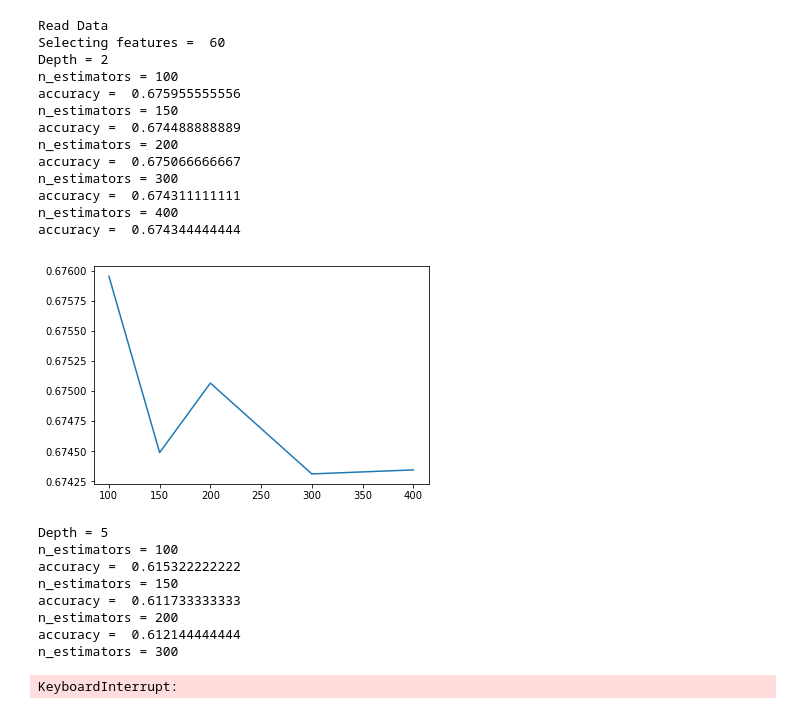
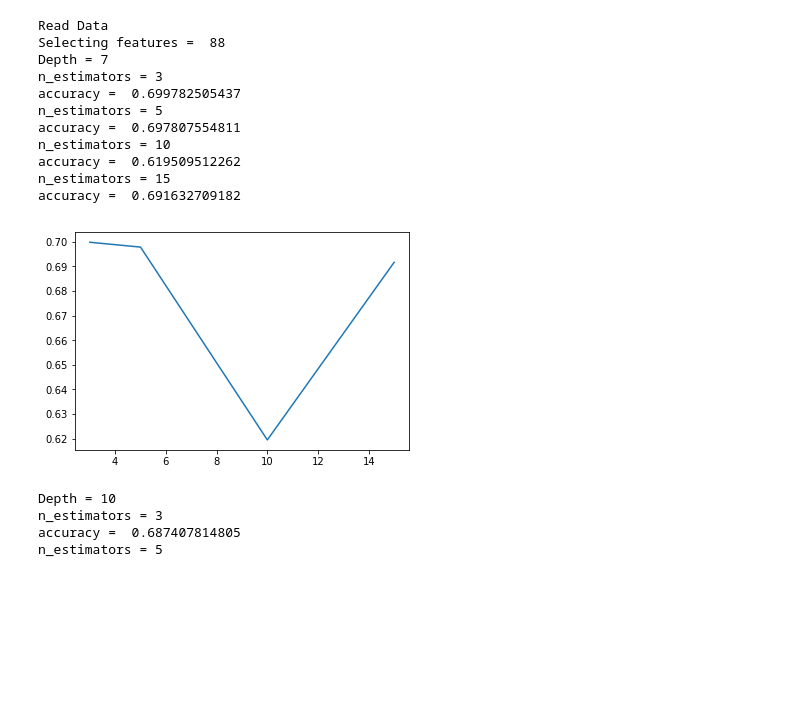
Before and after one commit to sunshine-syz/MachineLearingProject, a Jupyter notebook: AdaBoost.ipynb, the cells around one changed output. Cells and saved outputs as stored; diff of their text form; code cells hidden in the pictures; blank space fills up the shorter version.

```diff
--- a/AdaBoost.ipynb
+++ b/AdaBoost.ipynb
@@ -5,75 +5,69 @@ import matplotlib.pyplot as plt
 import csv
 
 from sklearn.ensemble import AdaBoostClassifier
+from sklearn.neural_network import MLPClassifier
 from sklearn.tree import DecisionTreeClassifier
+from sklearn.feature_selection import RFE
 from sklearn.feature_selection import SelectKBest
 
 print('Read Data')
 # Read train file
-un_trainX = numpy.genfromtxt("trainFeatures.csv", delimiter=',')
+un_trainX = numpy.genfromtxt("trainless.csv", delimiter=',')
 n_trainX = un_trainX / un_trainX.max(axis=0)
-trainLabel = numpy.genfromtxt("trainLabel.csv", delimiter=',')
+trainLabel = numpy.genfromtxt("trainLabelless.csv", delimiter=',')
 # Read validation file
-un_testX = numpy.genfromtxt("validationFeatures.csv", delimiter=',')
+un_testX = numpy.genfromtxt("validation.csv", delimiter=',')
 n_testX = un_testX / un_trainX.max(axis=0)
 testLabel = numpy.genfromtxt("validationLabel.csv", delimiter=',')
 # Read test file
 un_testdata = numpy.genfromtxt("test.csv", delimiter=',')
 n_testdata = un_testdata / un_trainX.max(axis=0)
 
-k = [60, 80, 100, 120, 140]
+k = [88]
 maX = 0
-depth = [2, 5, 7, 10, 15, 20]
-n_esti = [100, 150, 200, 300, 400]
+depth = [7, 10, 15, 20]
+n_esti = [3,5,10,15]
 
 for i in range(len(k)):
     print("Selecting features = ", k[i])
     selection = SelectKBest(k=k[i]).fit(n_trainX, trainLabel)
     n_trainX_new = selection.transform(n_trainX)
     n_testX_new = selection.transform(n_testX)
     n_testdata_new = selection.transform(n_testdata)
 
-    accuracy = []
     for j in range(len(depth)):
         print("Depth =", depth[j])
-
+        accuracy = []
         for ij in range(len(n_esti)):
             print("n_estimators =", n_esti[ij])
             clf = AdaBoostClassifier(base_estimator = DecisionTreeClassifier(max_depth=depth[j]), n_estimators = n_esti[ij],
-                                     learning_rate=2, random_state=0)
+                                     learning_rate=2)
             clf.fit(n_trainX_new, trainLabel)
             # compute accuracy
             result = clf.score(n_testX_new, testLabel)
             print("accuracy = ", result)
             accuracy.append(result)
             if (result > 0.78 and result > maX):
                 maX = result
                 print("Predict and write to file")
                 answer = clf.predict(n_testdata_new)
                 numpy.savetxt('result.csv', result, delimiter=',', fmt='%d')
         plt.plot(n_esti, accuracy)
         plt.show()
 # %% [output]
 Read Data
-Selecting features =  60
-Depth = 2
-n_estimators = 100
-accuracy =  0.675955555556
-n_estimators = 150
-accuracy =  0.674488888889
-n_estimators = 200
-accuracy =  0.675066666667
-n_estimators = 300
-accuracy =  0.674311111111
-n_estimators = 400
-accuracy =  0.674344444444
+Selecting features =  88
+Depth = 7
+n_estimators = 3
+accuracy =  0.699782505437
+n_estimators = 5
+accuracy =  0.697807554811
+n_estimators = 10
+accuracy =  0.619509512262
+n_estimators = 15
+accuracy =  0.691632709182
-[figure, old version]
+[figure, new version]
-Depth = 5
-n_estimators = 100
-accuracy =  0.615322222222
-n_estimators = 150
-accuracy =  0.611733333333
-n_estimators = 200
-accuracy =  0.612144444444
-n_estimators = 300
+Depth = 10
+n_estimators = 3
+accuracy =  0.687407814805
+n_estimators = 5
-KeyboardInterrupt:
```
Also changed, not shown: parts of 1 cell of this notebook, 7 other files.
